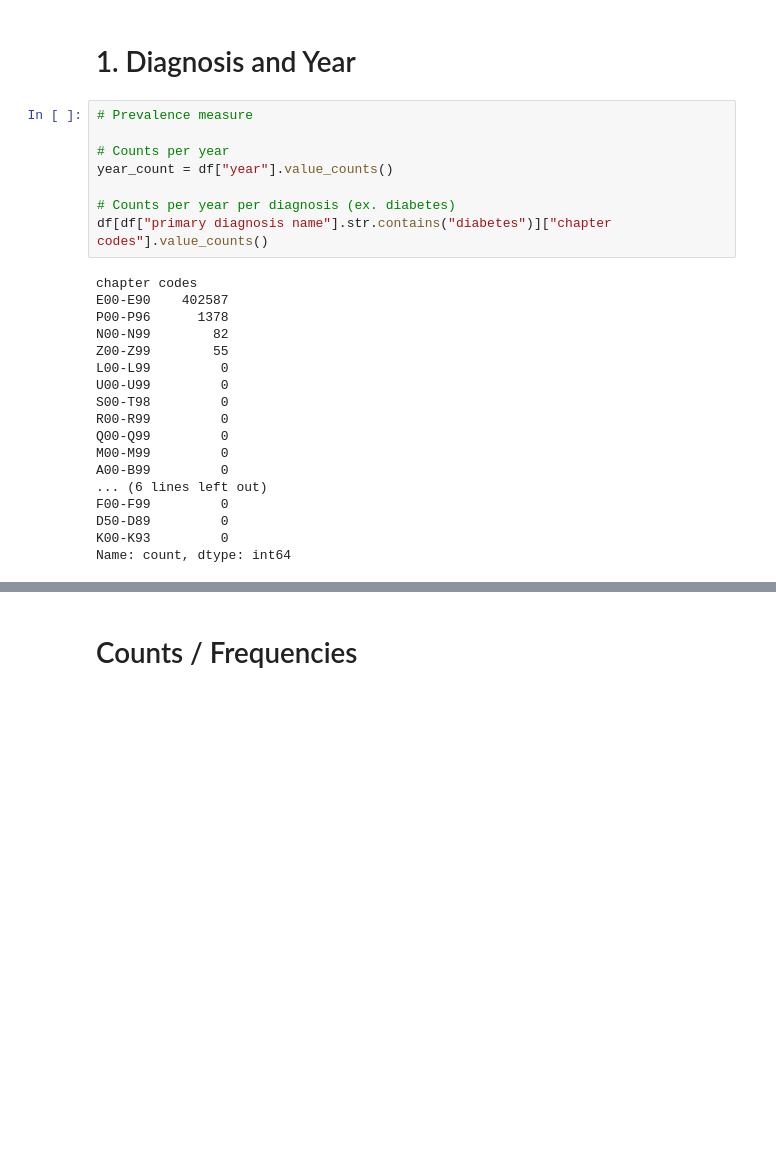
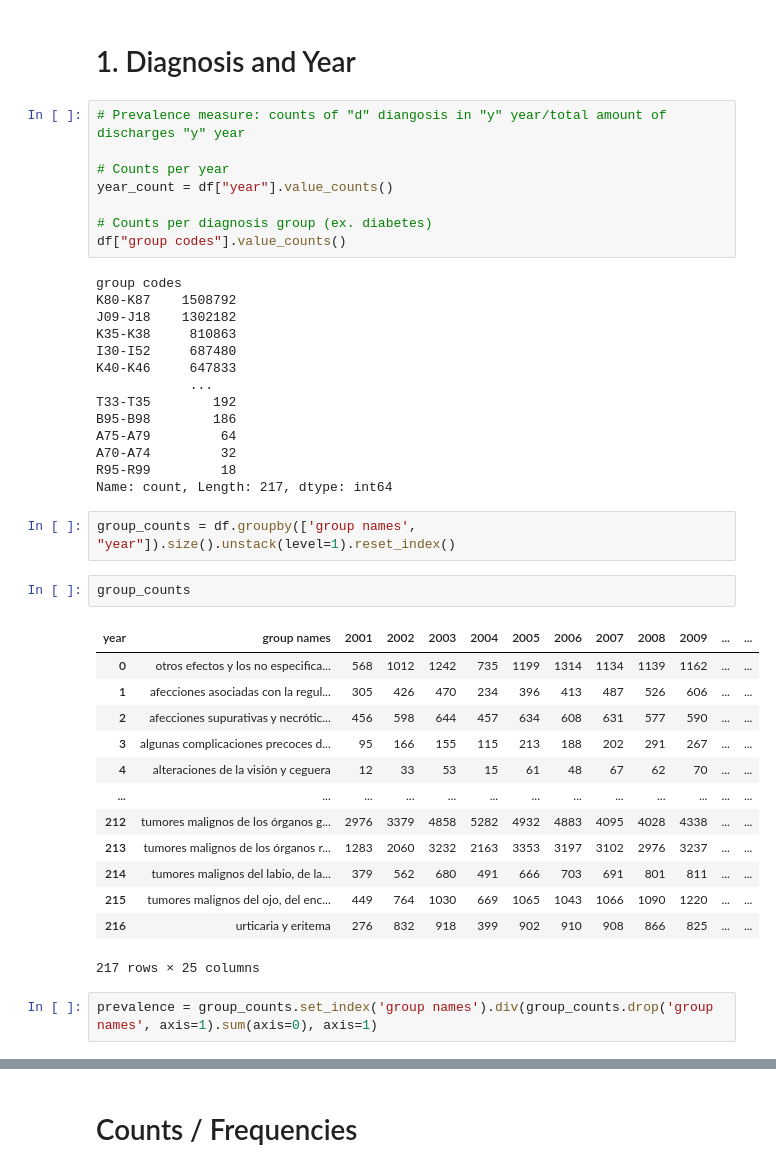
Before and after one commit to mirkopodunavak1996/EDAHospDischarges_Chile2001-2024, a Jupyter notebook: notebooks/General_Analysis_2001-2024_Bivariate(2).ipynb, the cells around one changed output, grey strips where cells are left out. Drawn from its saved outputs; the diff is of its cells as text; blank space fills up the shorter version.

```diff
--- a/notebooks/General_Analysis_2001-2024_Bivariate(2).ipynb
+++ b/notebooks/General_Analysis_2001-2024_Bivariate(2).ipynb
@@ -165,28 +164,44 @@ Useful to get new insights apart of guiding questions
 # %% [markdown]
 # 1. Diagnosis and Year
 # %%
-# Prevalence measure
+# Prevalence measure: counts of "d" diangosis in "y" year/total amount of discharges "y" year
 
 # Counts per year
 year_count = df["year"].value_counts()
 
-# Counts per year per diagnosis (ex. diabetes)
-df[df["primary diagnosis name"].str.contains("diabetes")]["chapter codes"].value_counts()
+# Counts per diagnosis group (ex. diabetes)
+df["group codes"].value_counts()
 # %% [output]
-chapter codes
-E00-E90    402587
-P00-P96      1378
-N00-N99        82
-Z00-Z99        55
-L00-L99         0
-U00-U99         0
-S00-T98         0
-R00-R99         0
-Q00-Q99         0
-M00-M99         0
-A00-B99         0
-... (6 lines left out)
-F00-F99         0
-D50-D89         0
-K00-K93         0
-Name: count, dtype: int64
+group codes
+K80-K87    1508792
+J09-J18    1302182
+K35-K38     810863
+I30-I52     687480
+K40-K46     647833
+            ...
+T33-T35        192
+B95-B98        186
+A75-A79         64
+A70-A74         32
+R95-R99         18
+Name: count, Length: 217, dtype: int64
+# %%
+group_counts = df.groupby(['group names', "year"]).size().unstack(level=1).reset_index()
+# %%
+group_counts
+# %% [output]
+| year | group names | 2001 | 2002 | 2003 | 2004 | 2005 | 2006 | 2007 | 2008 | 2009 | ... | ... |
+| 0 | otros efectos y los no especifica... | 568 | 1012 | 1242 | 735 | 1199 | 1314 | 1134 | 1139 | 1162 | ... | ... |
+| 1 | afecciones asociadas con la regul... | 305 | 426 | 470 | 234 | 396 | 413 | 487 | 526 | 606 | ... | ... |
+| 2 | afecciones supurativas y necrótic... | 456 | 598 | 644 | 457 | 634 | 608 | 631 | 577 | 590 | ... | ... |
+| 3 | algunas complicaciones precoces d... | 95 | 166 | 155 | 115 | 213 | 188 | 202 | 291 | 267 | ... | ... |
+| 4 | alteraciones de la visión y ceguera | 12 | 33 | 53 | 15 | 61 | 48 | 67 | 62 | 70 | ... | ... |
+| ... | ... | ... | ... | ... | ... | ... | ... | ... | ... | ... | ... | ... |
+| 212 | tumores malignos de los órganos g... | 2976 | 3379 | 4858 | 5282 | 4932 | 4883 | 4095 | 4028 | 4338 | ... | ... |
+| 213 | tumores malignos de los órganos r... | 1283 | 2060 | 3232 | 2163 | 3353 | 3197 | 3102 | 2976 | 3237 | ... | ... |
+| 214 | tumores malignos del labio, de la... | 379 | 562 | 680 | 491 | 666 | 703 | 691 | 801 | 811 | ... | ... |
+| 215 | tumores malignos del ojo, del enc... | 449 | 764 | 1030 | 669 | 1065 | 1043 | 1066 | 1090 | 1220 | ... | ... |
+| 216 | urticaria y eritema | 276 | 832 | 918 | 399 | 902 | 910 | 908 | 866 | 825 | ... | ... |
+217 rows × 25 columns
+# %%
+prevalence = group_counts.set_index('group names').div(group_counts.drop('group names', axis=1).sum(axis=0), axis=1)
```
Also changed, not shown: parts of 11 cells of this notebook.
